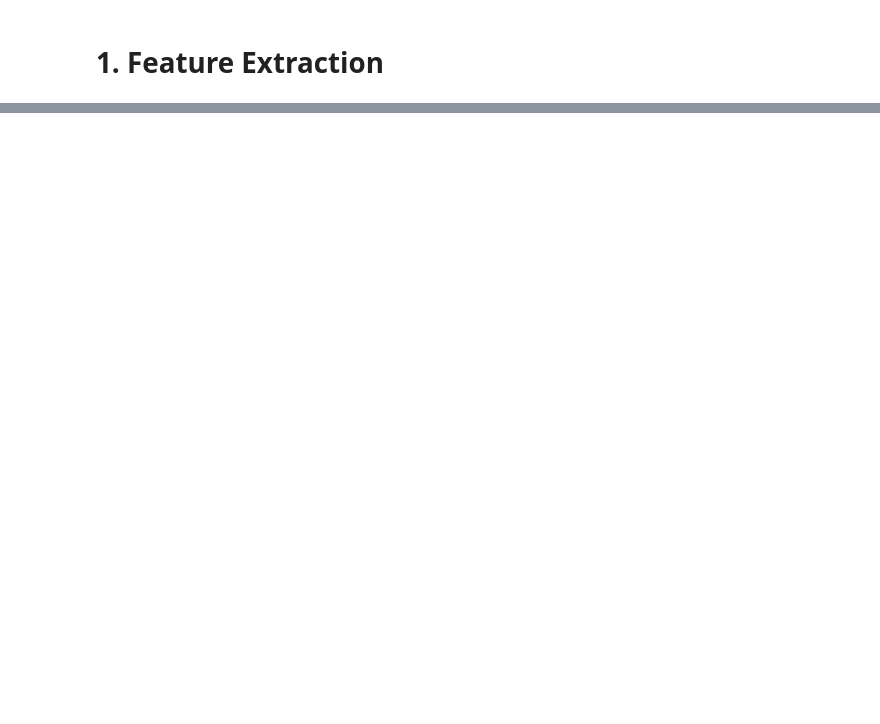
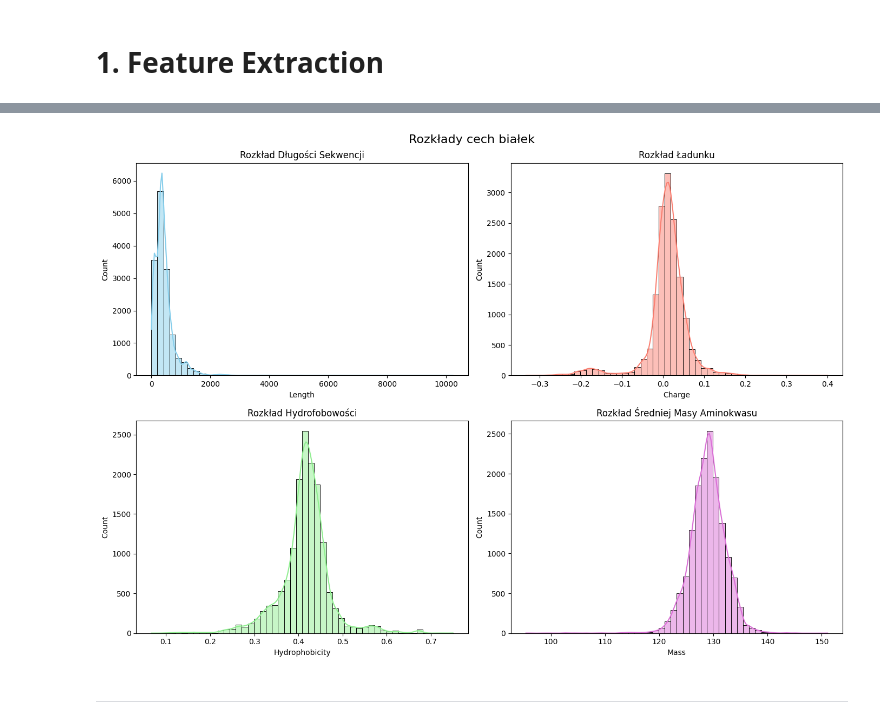
Before and after one commit to Mitfort/miniCafa, a Jupyter notebook: notebooks/data_analysis.ipynb, the cells around one changed output, grey strips where cells are left out. Cells and saved outputs as stored; diff of their text form; code cells hidden in the pictures; blank space fills up the shorter version.

```diff
--- a/notebooks/data_analysis.ipynb
+++ b/notebooks/data_analysis.ipynb
@@ -32,0 +109,20 @@ feature_extractor = FeatureExtractor()
+# %%
+fig, axes = plt.subplots(2, 2, figsize=(14, 10))
+fig.suptitle('Rozkłady cech białek', fontsize=16)
+
+sns.histplot(df['Length'], bins=50, kde=True, ax=axes[0, 0], color='skyblue')
+axes[0, 0].set_title('Rozkład Długości Sekwencji')
+
+sns.histplot(df['Charge'], bins=50, kde=True, ax=axes[0, 1], color='salmon')
+axes[0, 1].set_title('Rozkład Ładunku')
+
+sns.histplot(df['Hydrophobicity'], bins=50, kde=True, ax=axes[1, 0], color='lightgreen')
+axes[1, 0].set_title('Rozkład Hydrofobowości')
+
+sns.histplot(df['Mass'], bins=50, kde=True, ax=axes[1, 1], color='orchid')
+axes[1, 1].set_title('Rozkład Średniej Masy Aminokwasu')
+
+plt.tight_layout()
+plt.show()
+# %% [output]
+[figure, added]
@@ -32,0 +131,2 @@ feature_extractor = FeatureExtractor()
+# %% [markdown]
+---
```
Also changed, not shown: parts of 12 cells of this notebook, 1 other file.
